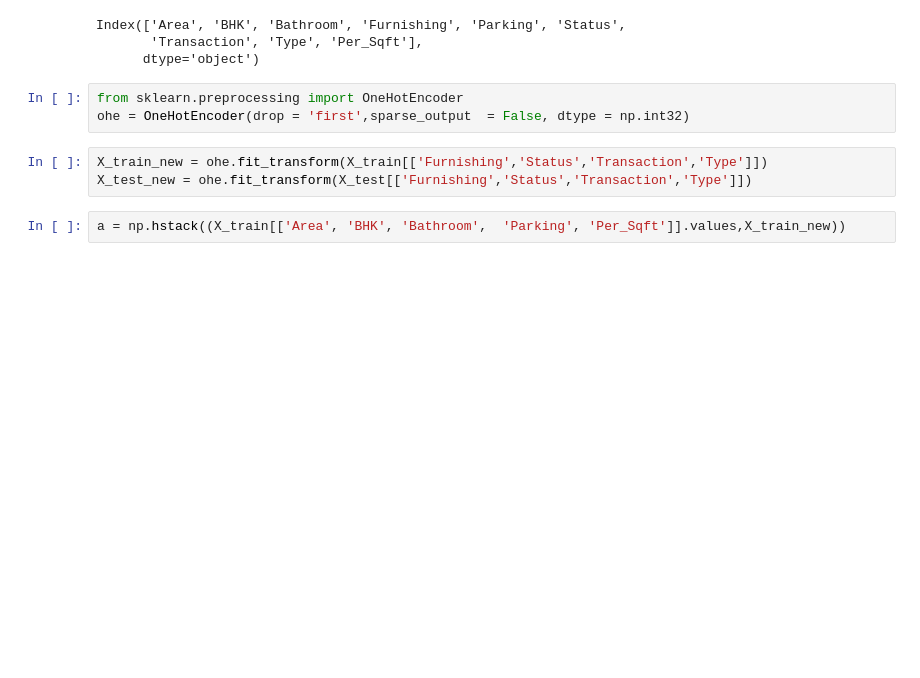
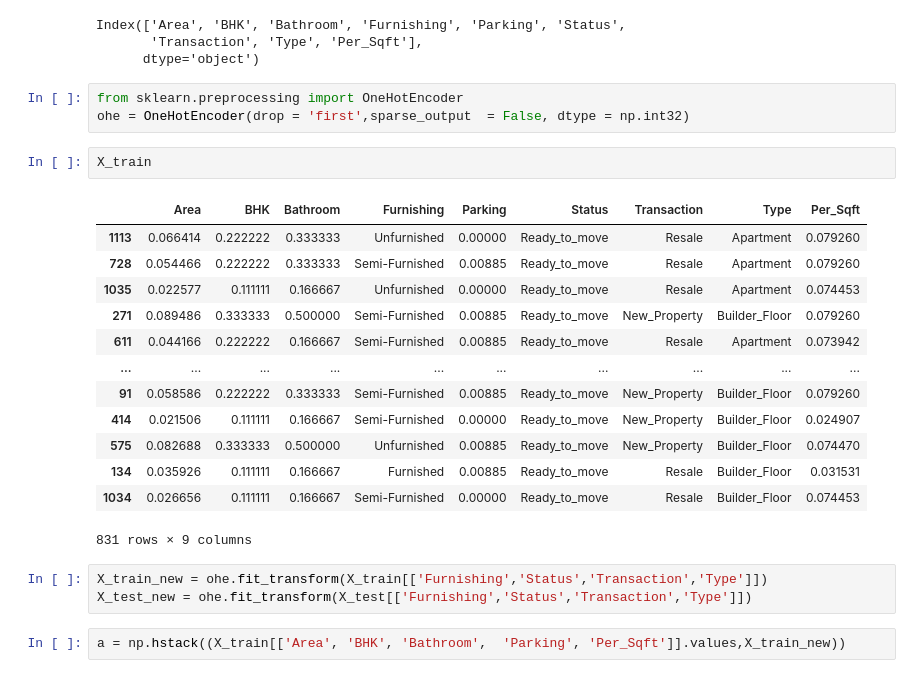
Before and after one commit to surajjorwar/Machine-Learning-Tasks-, a Jupyter notebook: Batch_Gradient_Regression_Descent.ipynb, the cells around one changed output. Drawn from its saved outputs; the diff is of its cells as text; blank space fills up the shorter version.

```diff
--- a/Batch_Gradient_Regression_Descent.ipynb
+++ b/Batch_Gradient_Regression_Descent.ipynb
@@ -261,6 +267,22 @@ Index(['Area', 'BHK', 'Bathroom', 'Furnishing', 'Parking', 'Status',
 # %%
 from sklearn.preprocessing import OneHotEncoder
 ohe = OneHotEncoder(drop = 'first',sparse_output  = False, dtype = np.int32)
+# %%
+X_train
+# %% [output]
+|  | Area | BHK | Bathroom | Furnishing | Parking | Status | Transaction | Type | Per_Sqft |
+| 1113 | 0.066414 | 0.222222 | 0.333333 | Unfurnished | 0.00000 | Ready_to_move | Resale | Apartment | 0.079260 |
+| 728 | 0.054466 | 0.222222 | 0.333333 | Semi-Furnished | 0.00885 | Ready_to_move | Resale | Apartment | 0.079260 |
+| 1035 | 0.022577 | 0.111111 | 0.166667 | Unfurnished | 0.00000 | Ready_to_move | Resale | Apartment | 0.074453 |
+| 271 | 0.089486 | 0.333333 | 0.500000 | Semi-Furnished | 0.00885 | Ready_to_move | New_Property | Builder_Floor | 0.079260 |
+| 611 | 0.044166 | 0.222222 | 0.166667 | Semi-Furnished | 0.00885 | Ready_to_move | Resale | Apartment | 0.073942 |
+| ... | ... | ... | ... | ... | ... | ... | ... | ... | ... |
+| 91 | 0.058586 | 0.222222 | 0.333333 | Semi-Furnished | 0.00885 | Ready_to_move | New_Property | Builder_Floor | 0.079260 |
+| 414 | 0.021506 | 0.111111 | 0.166667 | Semi-Furnished | 0.00000 | Ready_to_move | New_Property | Builder_Floor | 0.024907 |
+| 575 | 0.082688 | 0.333333 | 0.500000 | Unfurnished | 0.00885 | Ready_to_move | New_Property | Builder_Floor | 0.074470 |
+| 134 | 0.035926 | 0.111111 | 0.166667 | Furnished | 0.00885 | Ready_to_move | Resale | Builder_Floor | 0.031531 |
+| 1034 | 0.026656 | 0.111111 | 0.166667 | Semi-Furnished | 0.00000 | Ready_to_move | Resale | Builder_Floor | 0.074453 |
+831 rows × 9 columns
 # %%
 X_train_new = ohe.fit_transform(X_train[['Furnishing','Status','Transaction','Type']])
 X_test_new = ohe.fit_transform(X_test[['Furnishing','Status','Transaction','Type']])
```
Also changed, not shown: parts of 4 cells of this notebook.
